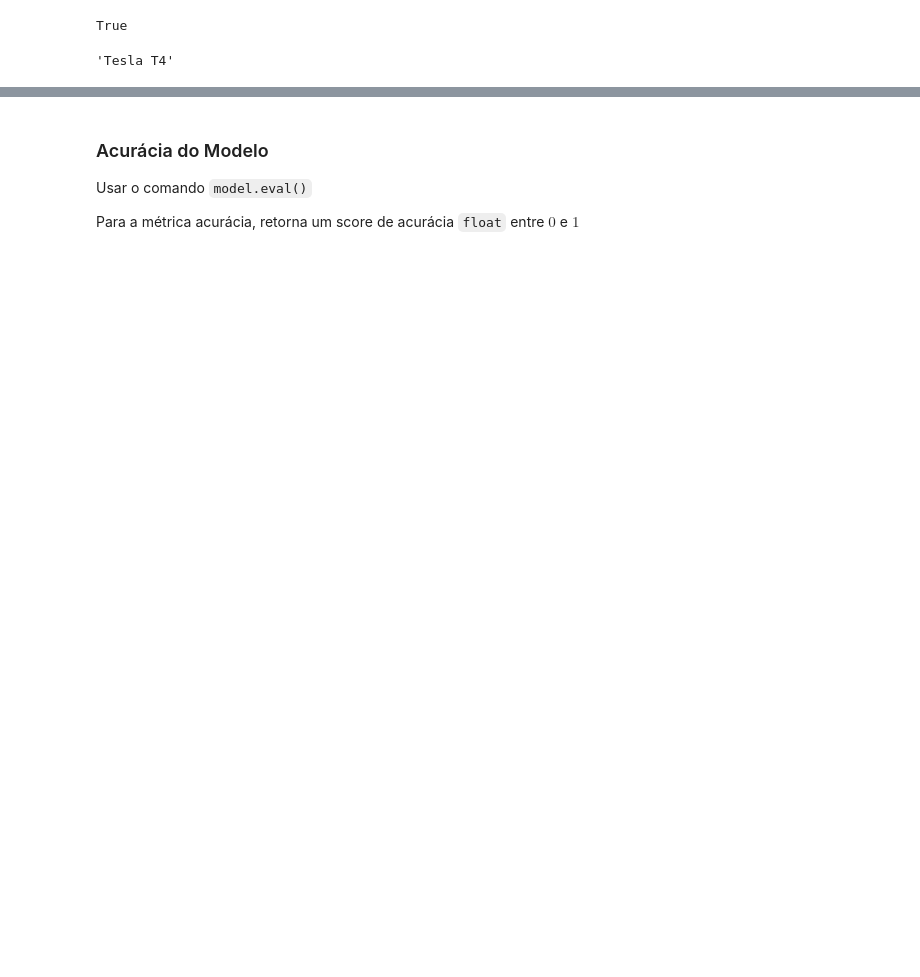
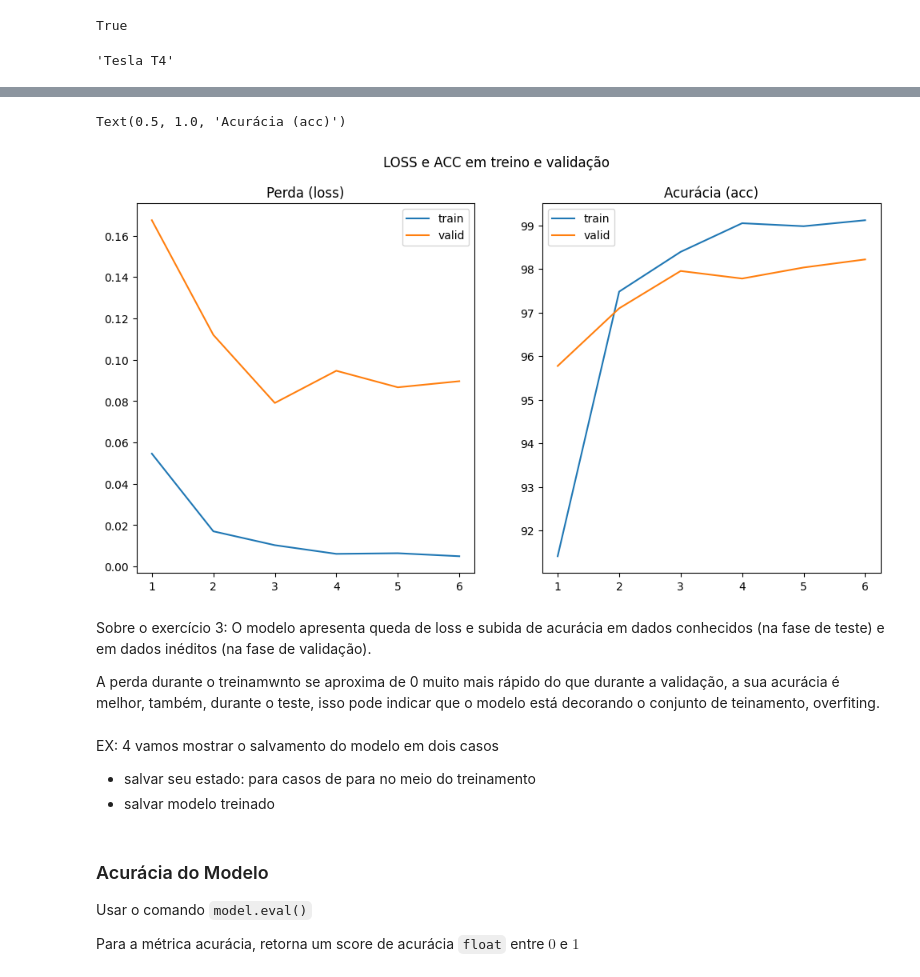
Before and after one commit to Danielbgoncalves/LIPAI_guided_study, a Jupyter notebook: src/semana_8/semana_8_Redes_Neurais_Convolucionais_com_PyTorch.ipynb, the cells around one changed output, grey strips where cells are left out. Cells and saved outputs as stored; diff of their text form; code cells hidden in the pictures; blank space fills up the shorter version.

```diff
--- a/src/semana_8/semana_8_Redes_Neurais_Convolucionais_com_PyTorch.ipynb
+++ b/src/semana_8/semana_8_Redes_Neurais_Convolucionais_com_PyTorch.ipynb
@@ -377,6 +377,7 @@ total_step = len(train_loader) # quantos batches eu tenho
 
 # Listas vazias
 train_loss_list = []
+train_acc_list = []
 valid_acc_list = []
 valid_loss_list = []
 
@@ -384,8 +385,14 @@ valid_loss_list = []
 # Onde o modelo será processado
 model.to(device)
 
+
 for epoch in range(epochs):
     model.train()
+
+    # EX: 2
+    running_loss = 0.0
+    total = 0
+    correct = 0
 
     for i, (images, labels) in enumerate(train_loader):
 
@@ -398,18 +405,25 @@ for epoch in range(epochs):
 
         # Calcula a função-custo
         loss = loss_fn(outputs, labels)
-        train_loss_list.append(loss.item())
+        running_loss += loss.item() * labels.shape[0]
+
 
         # Retro-propagação (Backprop) e a otimização com Adam
         optimizer.zero_grad()
         loss.backward()
         optimizer.step()
 
+        # Acuracia no treino
+        total += labels.size(0)
+        _, predicted = torch.max(outputs.data, 1)
+        correct += (predicted == labels).sum().item()
+
+    # Médias do treinamento
+    train_acc_list.append(100 * correct / total)
+    train_loss_list.append(running_loss / len(validation_loader.dataset))
+
     # Validação
     model.eval()
-    running_loss = 0.0
-    total = 0
-    correct = 0
     with torch.no_grad():
       for images, labels in validation_loader:
         images, labels = images.to(device), labels.to(device)
@@ -441,0 +456,35 @@ for epoch in range(epochs):
+# %%
+#EX: 3
+# Plot loss e acurácia treino vc validação
+from matplotlib import pyplot as plt
+
+epochs = list(range(1, 7))
+
+plt.figure('LOSS e ACC em treino e validação', figsize=(12,6))
+plt.suptitle('LOSS e ACC em treino e validação')
+
+# LOSS
+axis1 = plt.subplot(1,2,1)
+plt.plot(epochs, train_loss_list)
+plt.plot(epochs, valid_loss_list)
+plt.legend(['train', 'valid'])
+axis1.set_title('Perda (loss)')
+
+# ACC
+axis2 =plt.subplot(1,2,2)
+plt.plot(epochs, train_acc_list)
+plt.plot(epochs, valid_acc_list)
+plt.legend(['train', 'valid'])
+axis2.set_title('Acurácia (acc)')
+# %% [output]
+Text(0.5, 1.0, 'Acurácia (acc)')
+[figure, added]
+# %% [markdown]
+Sobre o exercício 3: O modelo apresenta queda de loss e subida de acurácia em dados conhecidos (na fase de teste) e em dados inéditos (na fase de validação).
+
+A perda durante o treinamwnto se aproxima de 0 muito mais rápido do que durante a validação, a sua acurácia é melhor, também, durante o teste, isso pode indicar que o modelo está decorando o conjunto de teinamento, overfiting.
+# %% [markdown]
+EX: 4
+vamos mostrar o salvamento do modelo em dois casos
+- salvar seu estado: para casos de para no meio do treinamento
+- salvar modelo treinado
```
Also changed, not shown: parts of 5 cells of this notebook.
